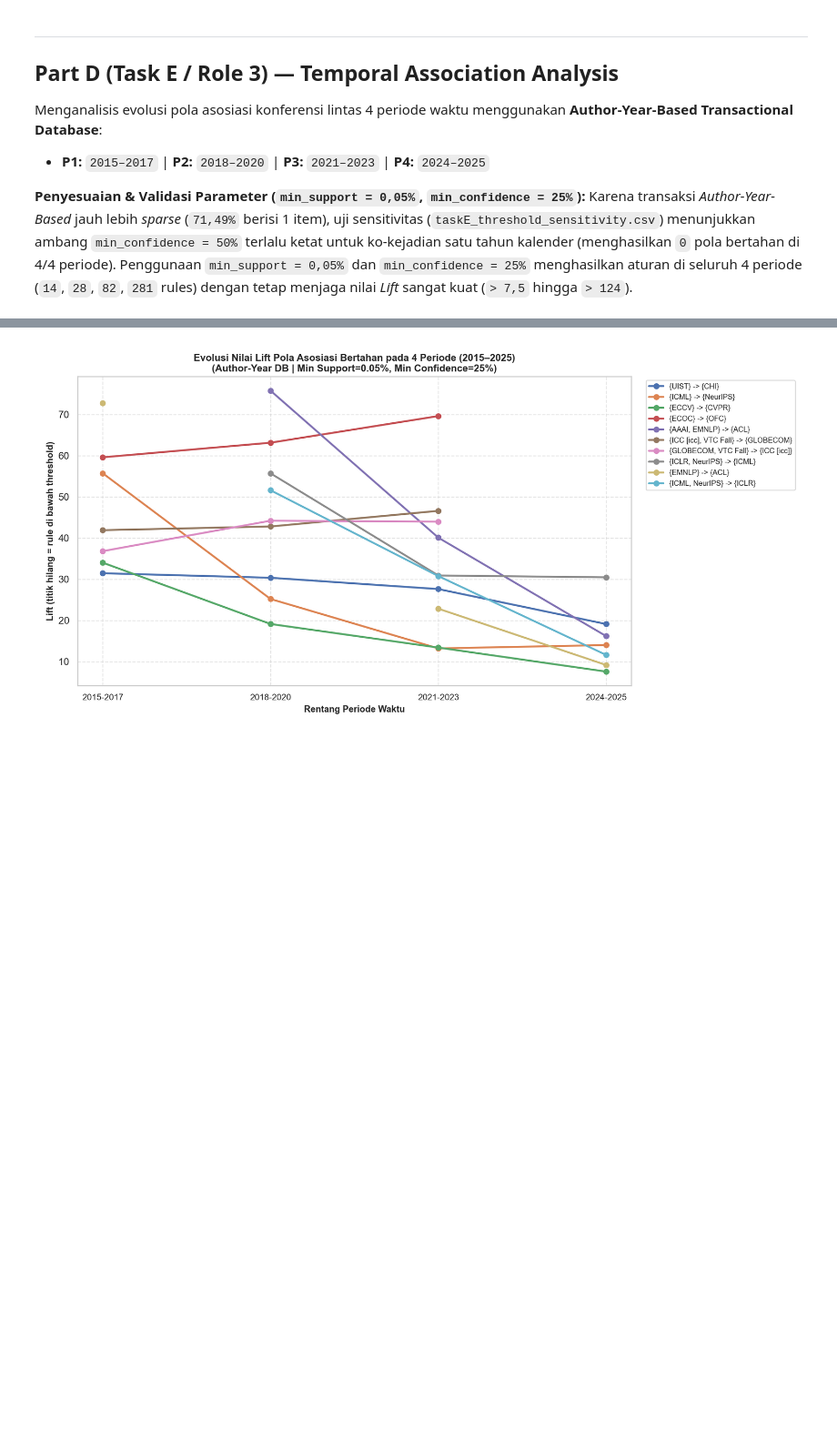
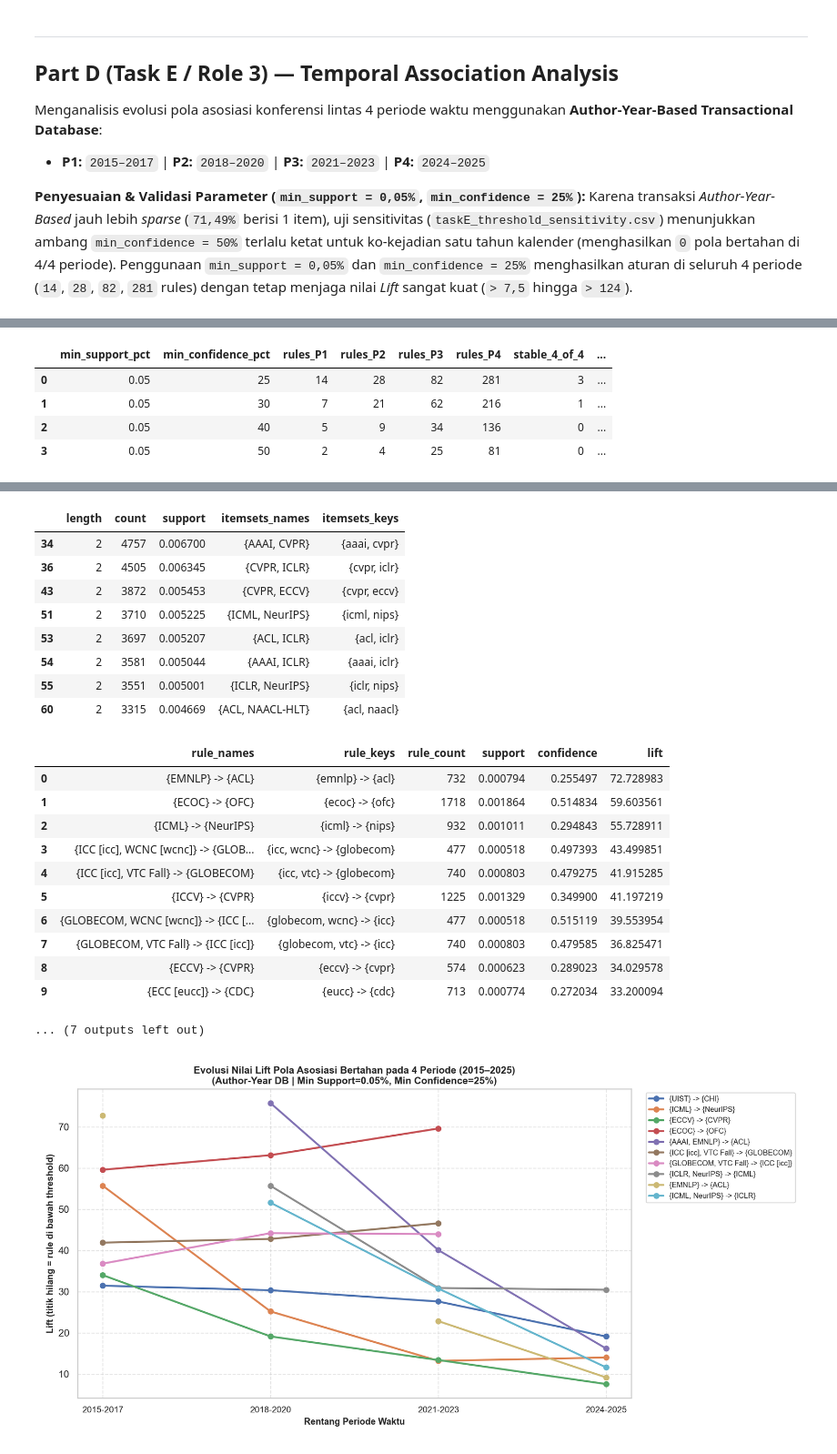
Before and after one commit to jandhiesto/DataMining_Kelompok11, a Jupyter notebook: Notebook-dblp_2025_12_01.ipynb, the cells around one changed output, grey strips where cells are left out. Shown at 91% size. Cells and saved outputs as stored; diff of their text form; code cells hidden in the pictures; blank space fills up the shorter version.

Commit message:
docs(perbaikan1): add explicit per-experiment k-itemset tables (Task 4.2) and per-period itemsets/rules (Task E.2-E.3) in master notebook

```diff
--- a/Notebook-dblp_2025_12_01.ipynb
+++ b/Notebook-dblp_2025_12_01.ipynb
@@ -1994,0 +1954,54 @@ display(pd.read_csv(ROLE3_OUT / "taskE_rule_overlap_jaccard.csv", index_col=0))
+# %%
+# TE-1 - Tampilkan hasil lengkap Task E: ringkasan periode, frequent itemsets per periode (E.2),
+#        association rules per periode (E.3), perbandingan antarperiode (E.4), dan pola bertahan vs berubah (E.5)
+from pathlib import Path
+import pandas as pd
+from IPython.display import Image, display
+
+ROLE3_OUT = Path("output") / "role3"
+
+print("=== 1. Ringkasan Frequent Pattern & Rule Mining pada 4 Periode (E.1) ===")
+display(pd.read_csv(ROLE3_OUT / "taskE_period_summary.csv"))
+
+print("\n=== 2. Uji Sensitivitas Parameter Confidence pada Author-Year (min_support = 0.05%) ===")
+display(pd.read_csv(ROLE3_OUT / "taskE_threshold_sensitivity.csv"))
+
+period_files = [
+    ("P1 (2015–2017)", "taskE_itemsets_p1_2015_2017.csv", "taskE_rules_p1_2015_2017.csv"),
+    ("P2 (2018–2020)", "taskE_itemsets_p2_2018_2020.csv", "taskE_rules_p2_2018_2020.csv"),
+    ("P3 (2021–2023)", "taskE_itemsets_p3_2021_2023.csv", "taskE_rules_p3_2021_2023.csv"),
+    ("P4 (2024–2025)", "taskE_itemsets_p4_2024_2025.csv", "taskE_rules_p4_2024_2025.csv"),
+]
+
+print("\n" + "="*80)
+print("=== 3. Identifikasi Frequent Itemsets pada Setiap Periode (E.2) ===")
+print("="*80)
+for p_lbl, fi_file, _ in period_files:
+    fi_p = pd.read_csv(ROLE3_OUT / fi_file)
+    fi_m = fi_p[fi_p["length"] >= 2]
+    print(f"\n--- {p_lbl}: Total Itemsets = {len(fi_p):,} (1-itemset = {int((fi_p['length']==1).sum())}, Multi-itemset k>=2 = {len(fi_m)}) ---")
+    print(f"Top 5 Single Venues (1-itemsets) {p_lbl}:")
+    display(fi_p[fi_p["length"] == 1].head(5)[["length", "count", "support", "itemsets_names", "itemsets_keys"]])
+    print(f"Top 8 Kombinasi Konferensi (k >= 2) {p_lbl}:")
+    display(fi_m.head(8)[["length", "count", "support", "itemsets_names", "itemsets_keys"]])
+
+print("\n" + "="*80)
+print("=== 4. Association Rules untuk Setiap Periode — Top 10 berdasarkan Lift (E.3) ===")
+print("="*80)
+for p_lbl, _, r_file in period_files:
+    r_p = pd.read_csv(ROLE3_OUT / r_file)
+    print(f"\n--- {p_lbl}: Total Association Rules = {len(r_p):,} (Top 10 berdasarkan Lift) ---")
+    display(r_p.head(10)[["rule_names", "rule_keys", "rule_count", "support", "confidence", "lift"]])
+
+print("\n=== 5. Perbandingan Antarperiode — Pola Asosiasi Bertahan (>= 3 Periode; 3 Rule di Semua 4/4 Periode) (E.4 & E.5) ===")
+display(pd.read_csv(ROLE3_OUT / "taskE_stable_patterns_lift.csv"))
+
+print("\n=== 6. Pola yang Mengalami Perubahan — Top 10 Aturan Baru Pasca-2017 (Emerging / Shifting Trends) (E.5) ===")
+display(pd.read_csv(ROLE3_OUT / "taskE_shifting_trends.csv").head(10))
+
+print("\n=== 7. Pola yang Memudar (Muncul di P1 2015–2017, Absen di P4 2024–2025) (E.5) ===")
+display(pd.read_csv(ROLE3_OUT / "taskE_fading_patterns.csv"))
+
+print("\n=== 8. Matriks Kemiripan Jaccard Himpunan Rules Antarperiode (E.4) ===")
+display(pd.read_csv(ROLE3_OUT / "taskE_rule_overlap_jaccard.csv", index_col=0))
+# %% [output]
@@ -1994,0 +2030,5 @@ display(pd.read_csv(ROLE3_OUT / "taskE_rule_overlap_jaccard.csv", index_col=0))
+|  | min_support_pct | min_confidence_pct | rules_P1 | rules_P2 | rules_P3 | rules_P4 | stable_4_of_4 | ... |
+| 0 | 0.05 | 25 | 14 | 28 | 82 | 281 | 3 | ... |
+| 1 | 0.05 | 30 | 7 | 21 | 62 | 216 | 1 | ... |
+| 2 | 0.05 | 40 | 5 | 9 | 34 | 136 | 0 | ... |
+| 3 | 0.05 | 50 | 2 | 4 | 25 | 81 | 0 | ... |
@@ -1995,3 +2086,24 @@ display(pd.read_csv(ROLE3_OUT / "taskE_rule_overlap_jaccard.csv", index_col=0))
+|  | length | count | support | itemsets_names | itemsets_keys |
+| 34 | 2 | 4757 | 0.006700 | {AAAI, CVPR} | {aaai, cvpr} |
+| 36 | 2 | 4505 | 0.006345 | {CVPR, ICLR} | {cvpr, iclr} |
+| 43 | 2 | 3872 | 0.005453 | {CVPR, ECCV} | {cvpr, eccv} |
+| 51 | 2 | 3710 | 0.005225 | {ICML, NeurIPS} | {icml, nips} |
+| 53 | 2 | 3697 | 0.005207 | {ACL, ICLR} | {acl, iclr} |
+| 54 | 2 | 3581 | 0.005044 | {AAAI, ICLR} | {aaai, iclr} |
+| 55 | 2 | 3551 | 0.005001 | {ICLR, NeurIPS} | {iclr, nips} |
+| 60 | 2 | 3315 | 0.004669 | {ACL, NAACL-HLT} | {acl, naacl} |
+|  | rule_names | rule_keys | rule_count | support | confidence | lift |
+| 0 | {EMNLP} -> {ACL} | {emnlp} -> {acl} | 732 | 0.000794 | 0.255497 | 72.728983 |
+| 1 | {ECOC} -> {OFC} | {ecoc} -> {ofc} | 1718 | 0.001864 | 0.514834 | 59.603561 |
+| 2 | {ICML} -> {NeurIPS} | {icml} -> {nips} | 932 | 0.001011 | 0.294843 | 55.728911 |
+| 3 | {ICC [icc], WCNC [wcnc]} -> {GLOB... | {icc, wcnc} -> {globecom} | 477 | 0.000518 | 0.497393 | 43.499851 |
+| 4 | {ICC [icc], VTC Fall} -> {GLOBECOM} | {icc, vtc} -> {globecom} | 740 | 0.000803 | 0.479275 | 41.915285 |
+| 5 | {ICCV} -> {CVPR} | {iccv} -> {cvpr} | 1225 | 0.001329 | 0.349900 | 41.197219 |
+| 6 | {GLOBECOM, WCNC [wcnc]} -> {ICC [... | {globecom, wcnc} -> {icc} | 477 | 0.000518 | 0.515119 | 39.553954 |
+| 7 | {GLOBECOM, VTC Fall} -> {ICC [icc]} | {globecom, vtc} -> {icc} | 740 | 0.000803 | 0.479585 | 36.825471 |
+| 8 | {ECCV} -> {CVPR} | {eccv} -> {cvpr} | 574 | 0.000623 | 0.289023 | 34.029578 |
+| 9 | {ECC [eucc]} -> {CDC} | {eucc} -> {cdc} | 713 | 0.000774 | 0.272034 | 33.200094 |
+... (7 outputs left out)
 # %%
 # TE-2 - Visualisasi Evolusi Lift Pola Bertahan & Tren Perubahan Support Venue Antarperiode
 display(Image(filename=str(ROLE3_OUT / "taskE_temporal_comparison.png")))
```
Also changed, not shown: parts of 4 cells of this notebook.
